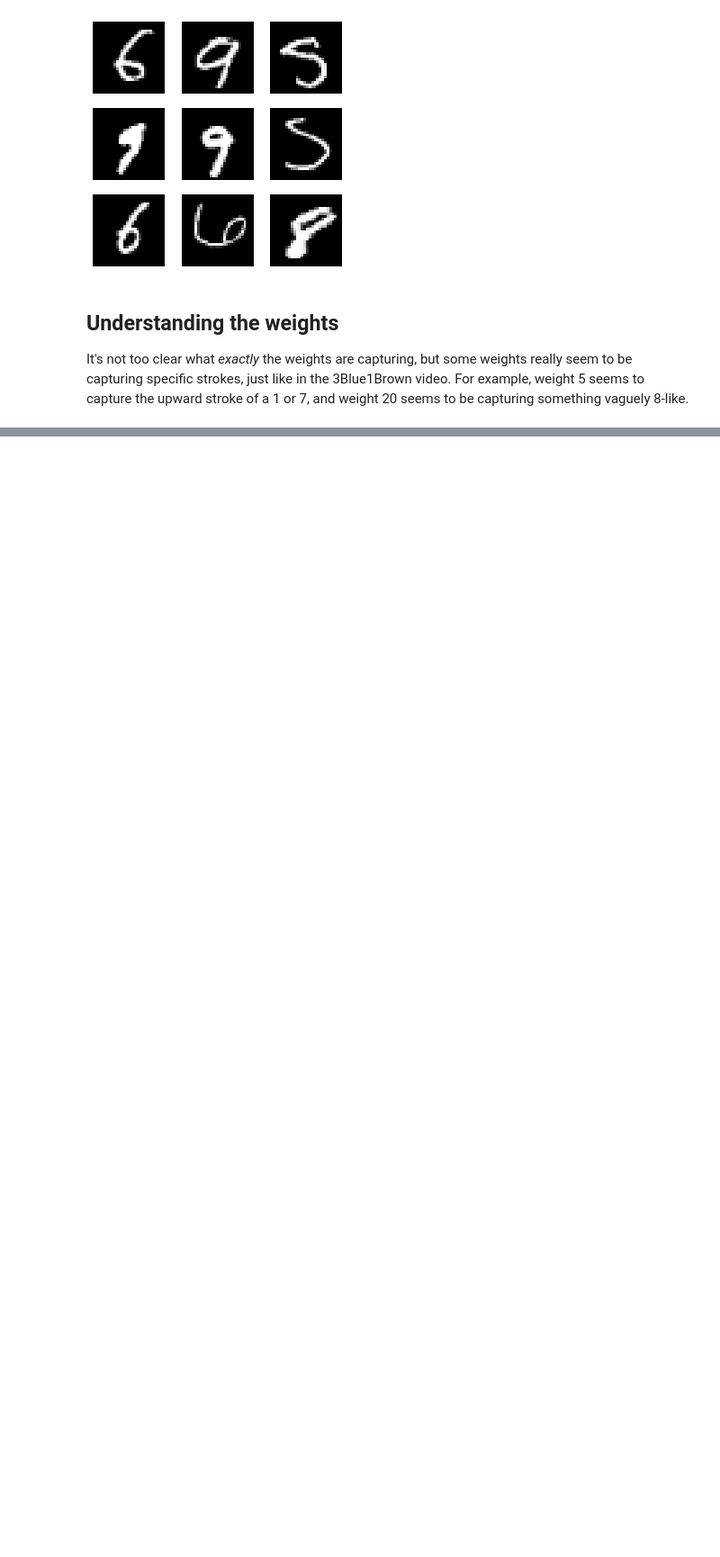
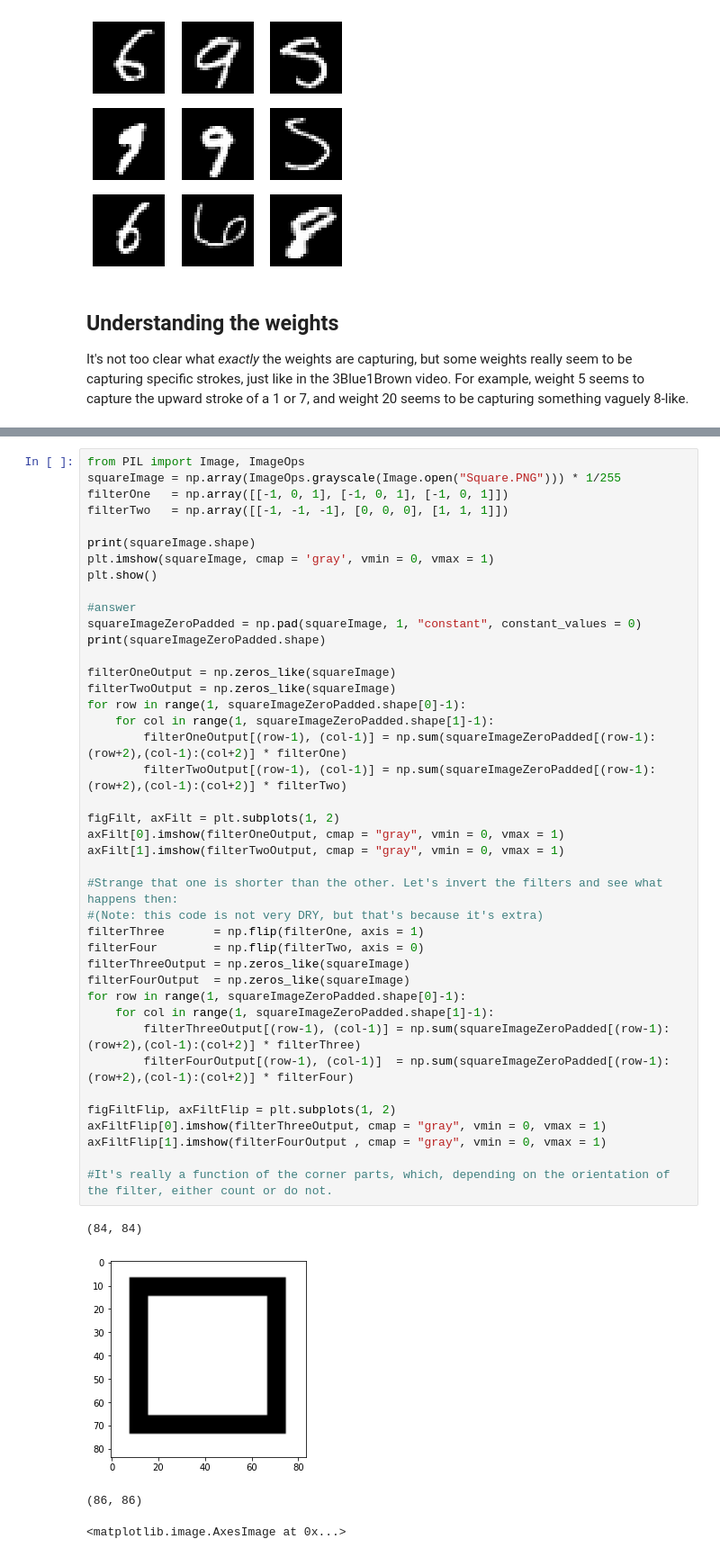
Before and after one commit to DieStok/Basic-Machine-Learning-for-Bioinformatics, a Jupyter notebook: Day3/Practical/PracticalMaterialDay3_AfternoonPractical_Answers.ipynb, the cells around one changed output, grey strips where cells are left out. Shown at 90% size. Saved outputs shown, nothing was run; the diff lists cells and outputs as text; blank space fills up the shorter version.

```diff
--- a/Day3/Practical/PracticalMaterialDay3_AfternoonPractical_Answers.ipynb
+++ b/Day3/Practical/PracticalMaterialDay3_AfternoonPractical_Answers.ipynb
@@ -514,0 +616,46 @@ It's not too clear what _exactly_ the weights are capturing, but some weights re
+# %%
+from PIL import Image, ImageOps
+squareImage = np.array(ImageOps.grayscale(Image.open("Square.PNG"))) * 1/255
+filterOne   = np.array([[-1, 0, 1], [-1, 0, 1], [-1, 0, 1]])
+filterTwo   = np.array([[-1, -1, -1], [0, 0, 0], [1, 1, 1]])
+
+print(squareImage.shape)
+plt.imshow(squareImage, cmap = 'gray', vmin = 0, vmax = 1)
+plt.show()
+
+#answer
+squareImageZeroPadded = np.pad(squareImage, 1, "constant", constant_values = 0)
+print(squareImageZeroPadded.shape)
+
+filterOneOutput = np.zeros_like(squareImage)
+filterTwoOutput = np.zeros_like(squareImage)
+for row in range(1, squareImageZeroPadded.shape[0]-1):
+    for col in range(1, squareImageZeroPadded.shape[1]-1):
+        filterOneOutput[(row-1), (col-1)] = np.sum(squareImageZeroPadded[(row-1):(row+2),(col-1):(col+2)] * filterOne)
+        filterTwoOutput[(row-1), (col-1)] = np.sum(squareImageZeroPadded[(row-1):(row+2),(col-1):(col+2)] * filterTwo)
+
+figFilt, axFilt = plt.subplots(1, 2)
+axFilt[0].imshow(filterOneOutput, cmap = "gray", vmin = 0, vmax = 1)
+axFilt[1].imshow(filterTwoOutput, cmap = "gray", vmin = 0, vmax = 1)
+
+#Strange that one is shorter than the other. Let's invert the filters and see what happens then:
+#(Note: this code is not very DRY, but that's because it's extra)
+filterThree       = np.flip(filterOne, axis = 1)
+filterFour        = np.flip(filterTwo, axis = 0)
+filterThreeOutput = np.zeros_like(squareImage)
+filterFourOutput  = np.zeros_like(squareImage)
+for row in range(1, squareImageZeroPadded.shape[0]-1):
+    for col in range(1, squareImageZeroPadded.shape[1]-1):
+        filterThreeOutput[(row-1), (col-1)] = np.sum(squareImageZeroPadded[(row-1):(row+2),(col-1):(col+2)] * filterThree)
+        filterFourOutput[(row-1), (col-1)]  = np.sum(squareImageZeroPadded[(row-1):(row+2),(col-1):(col+2)] * filterFour)
+
+figFiltFlip, axFiltFlip = plt.subplots(1, 2)
+axFiltFlip[0].imshow(filterThreeOutput, cmap = "gray", vmin = 0, vmax = 1)
+axFiltFlip[1].imshow(filterFourOutput , cmap = "gray", vmin = 0, vmax = 1)
+
+#It's really a function of the corner parts, which, depending on the orientation of the filter, either count or do not.
+# %% [output]
+(84, 84)
+[figure, added]
+(86, 86)
+<matplotlib.image.AxesImage at 0x...>
```
Also changed, not shown: parts of 11 cells of this notebook, 8 other files.
